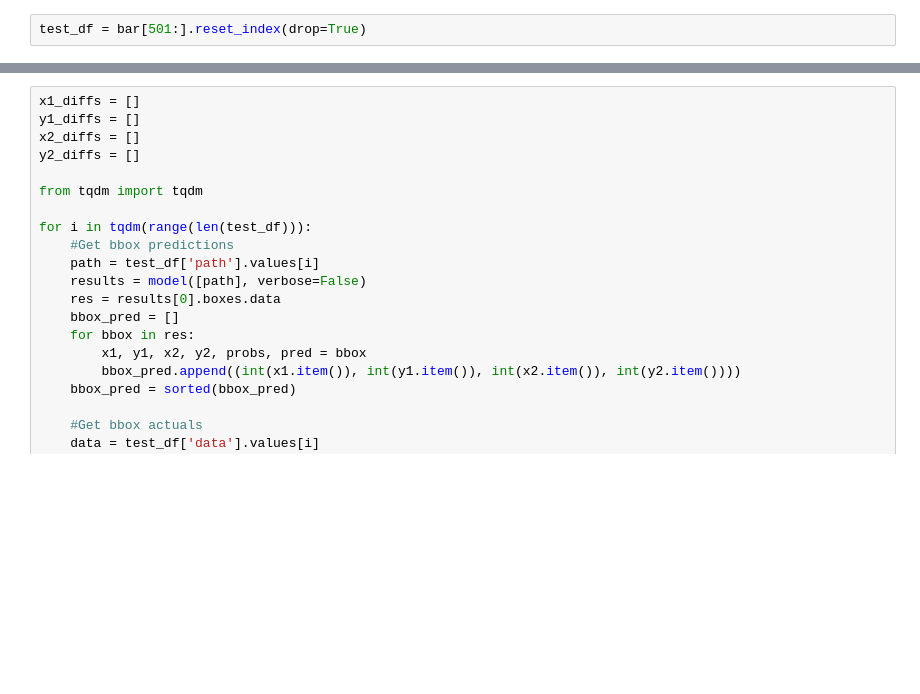
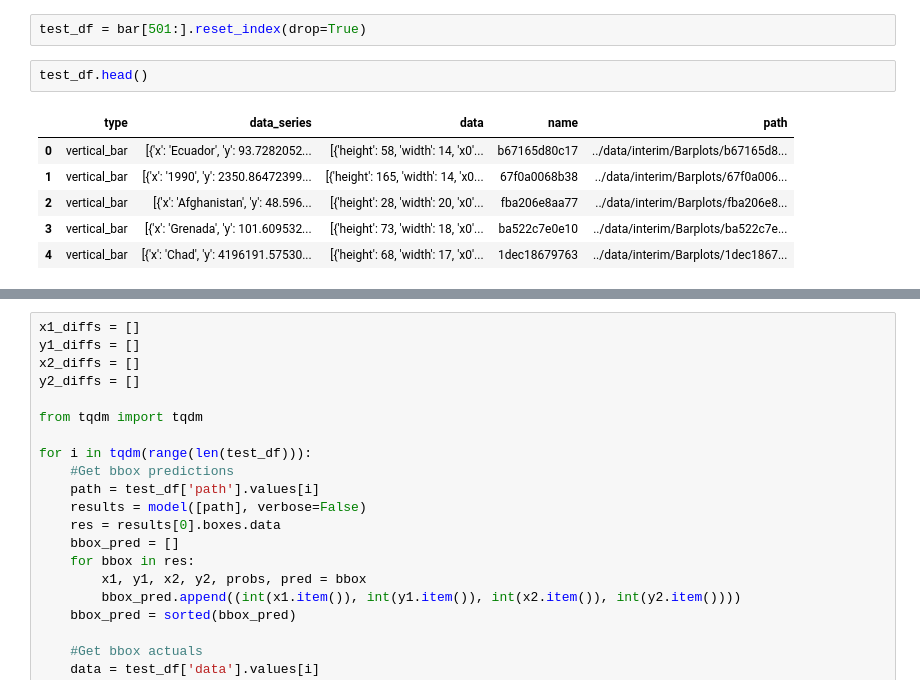
Before and after one commit to mmascarelli/graphs-capstone, a Jupyter notebook: notebooks/Barplots2-Testing.ipynb, the cells around one changed output, grey strips where cells are left out. Saved outputs shown, nothing was run; the diff lists cells and outputs as text; blank space fills up the shorter version.

```diff
--- a/notebooks/Barplots2-Testing.ipynb
+++ b/notebooks/Barplots2-Testing.ipynb
@@ -103,3 +104,12 @@ actual_df
 # Testing on the Rest of the barplots:
 # %%
 test_df = bar[501:].reset_index(drop=True)
+# %%
+test_df.head()
+# %% [output]
+|  | type | data_series | data | name | path |
+| 0 | vertical_bar | [{'x': 'Ecuador', 'y': 93.7282052... | [{'height': 58, 'width': 14, 'x0'... | b67165d80c17 | ../data/interim/Barplots/b67165d8... |
+| 1 | vertical_bar | [{'x': '1990', 'y': 2350.86472399... | [{'height': 165, 'width': 14, 'x0... | 67f0a0068b38 | ../data/interim/Barplots/67f0a006... |
+| 2 | vertical_bar | [{'x': 'Afghanistan', 'y': 48.596... | [{'height': 28, 'width': 20, 'x0'... | fba206e8aa77 | ../data/interim/Barplots/fba206e8... |
+| 3 | vertical_bar | [{'x': 'Grenada', 'y': 101.609532... | [{'height': 73, 'width': 18, 'x0'... | ba522c7e0e10 | ../data/interim/Barplots/ba522c7e... |
+| 4 | vertical_bar | [{'x': 'Chad', 'y': 4196191.57530... | [{'height': 68, 'width': 17, 'x0'... | 1dec18679763 | ../data/interim/Barplots/1dec1867... |
```
Also changed, not shown: parts of 11 cells of this notebook, 6 other files.
